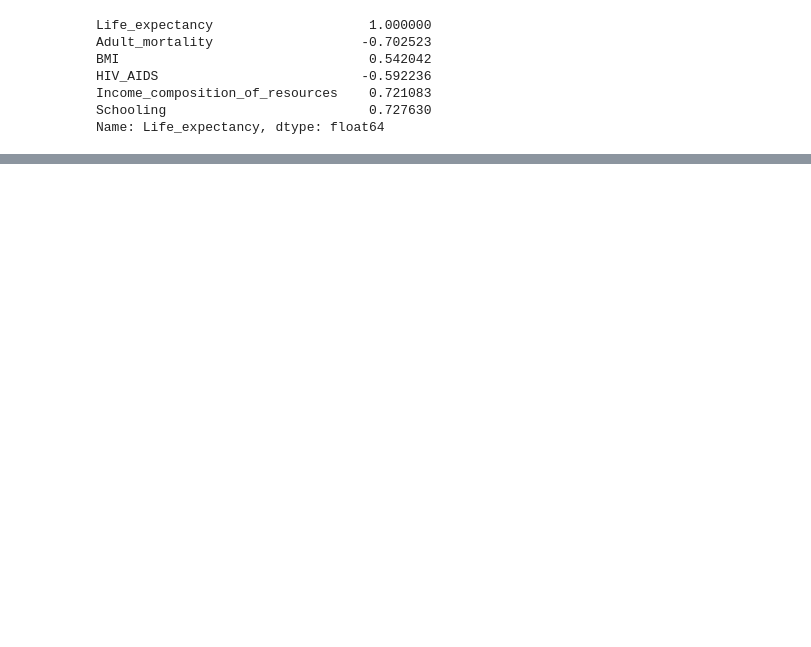
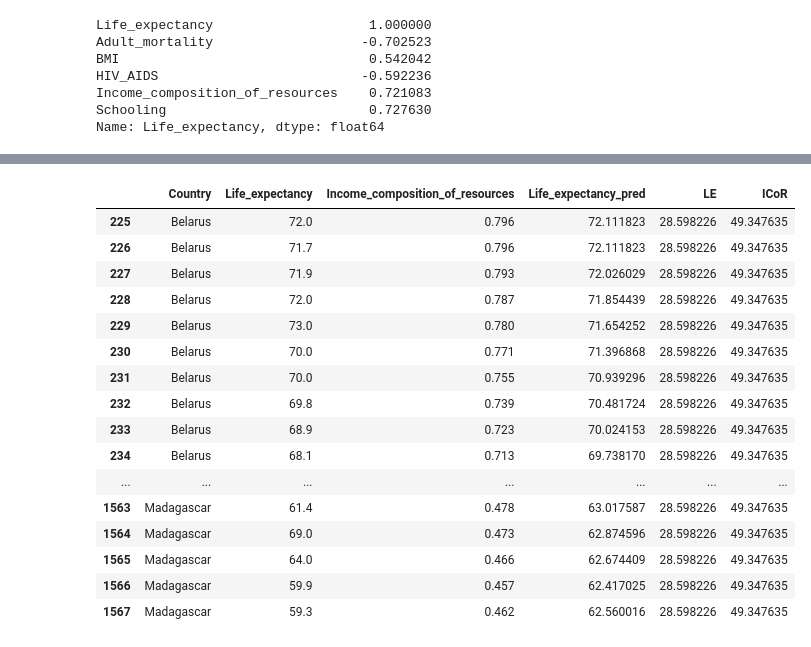
Before and after one commit to MohamedReda2003/Machine-Learning, a Jupyter notebook: TP/TP1.ipynb, the cells around one changed output, grey strips where cells are left out. Drawn from its saved outputs; the diff is of its cells as text; code cells hidden in the pictures; blank space fills up the shorter version.

```diff
--- a/TP/TP1.ipynb
+++ b/TP/TP1.ipynb
@@ -196,0 +238,34 @@ import numpy as np
+# %%
+#LE, ICoR = np.polyfit(df_study['Income_composition_of_resources'], df_study['Life_expectancy'], deg=1)
+def moindre_carre(x,y):
+    mean_x = np.mean(x)
+    mean_y = np.mean(y)
+    numerator = np.sum((x - mean_x) * (y - mean_y))
+    denominator = np.sum((x - mean_x) ** 2)
+    a = numerator / denominator
+    b = mean_y - a * mean_x
+    return a,b
+LE, ICoR = moindre_carre(df_study['Income_composition_of_resources'], df_study['Life_expectancy'])
+
+df_study['Life_expectancy_pred'] = LE * df_study['Income_composition_of_resources'] + ICoR
+df_study['LE'] = LE
+df_study['ICoR'] = ICoR
+df_study
+# %% [output]
+|  | Country | Life_expectancy | Income_composition_of_resources | Life_expectancy_pred | LE | ICoR |
+| 225 | Belarus | 72.0 | 0.796 | 72.111823 | 28.598226 | 49.347635 |
+| 226 | Belarus | 71.7 | 0.796 | 72.111823 | 28.598226 | 49.347635 |
+| 227 | Belarus | 71.9 | 0.793 | 72.026029 | 28.598226 | 49.347635 |
+| 228 | Belarus | 72.0 | 0.787 | 71.854439 | 28.598226 | 49.347635 |
+| 229 | Belarus | 73.0 | 0.780 | 71.654252 | 28.598226 | 49.347635 |
+| 230 | Belarus | 70.0 | 0.771 | 71.396868 | 28.598226 | 49.347635 |
+| 231 | Belarus | 70.0 | 0.755 | 70.939296 | 28.598226 | 49.347635 |
+| 232 | Belarus | 69.8 | 0.739 | 70.481724 | 28.598226 | 49.347635 |
+| 233 | Belarus | 68.9 | 0.723 | 70.024153 | 28.598226 | 49.347635 |
+| 234 | Belarus | 68.1 | 0.713 | 69.738170 | 28.598226 | 49.347635 |
+| ... | ... | ... | ... | ... | ... | ... |
+| 1563 | Madagascar | 61.4 | 0.478 | 63.017587 | 28.598226 | 49.347635 |
+| 1564 | Madagascar | 69.0 | 0.473 | 62.874596 | 28.598226 | 49.347635 |
+| 1565 | Madagascar | 64.0 | 0.466 | 62.674409 | 28.598226 | 49.347635 |
+| 1566 | Madagascar | 59.9 | 0.457 | 62.417025 | 28.598226 | 49.347635 |
+| 1567 | Madagascar | 59.3 | 0.462 | 62.560016 | 28.598226 | 49.347635 |
```
Also changed, not shown: parts of 7 cells of this notebook.
